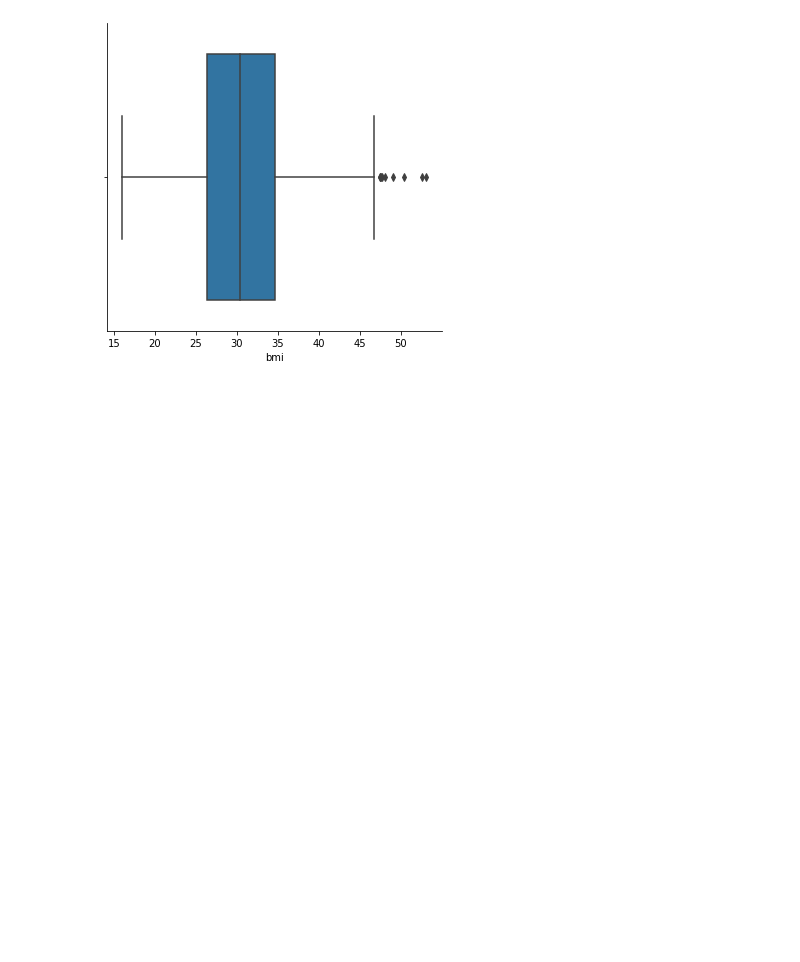
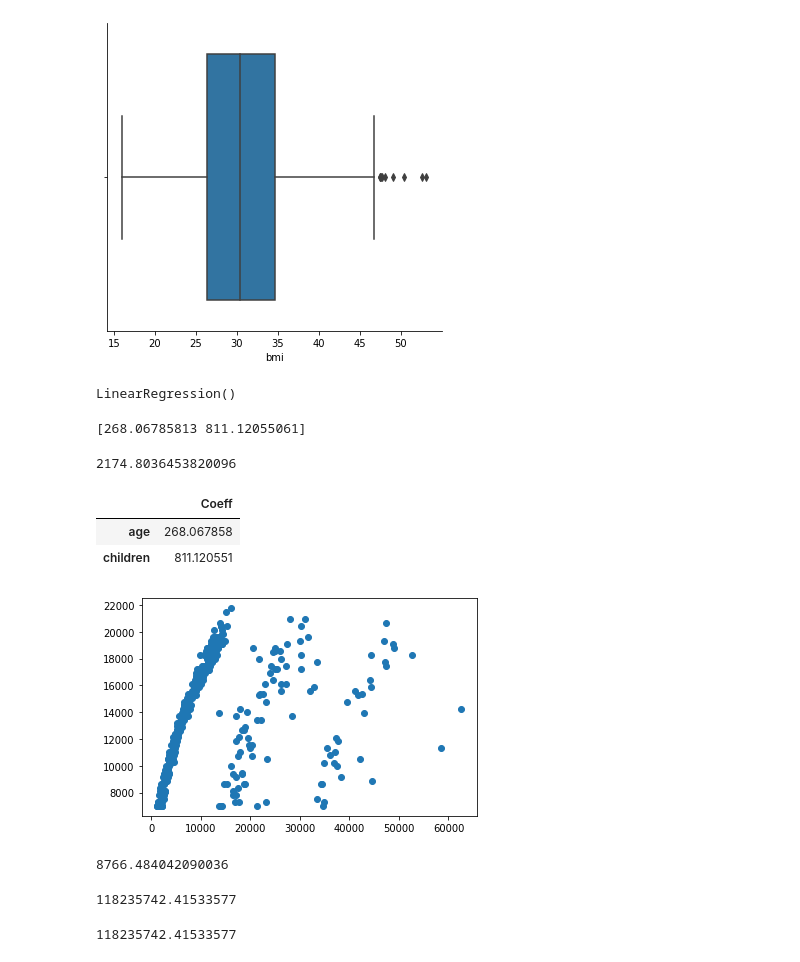
Before and after one commit to Mbuvi01/Machine_Learning, a Jupyter notebook: Dataset/EDA.ipynb, the cells around one changed output. Drawn from its saved outputs; the diff is of its cells as text; code cells hidden in the pictures; blank space fills up the shorter version.

Commit message:
made predictions and tested the performance

```diff
--- a/Dataset/EDA.ipynb
+++ b/Dataset/EDA.ipynb
@@ -128,3 +131,45 @@ sns.catplot(x='bmi', kind= 'box', data= data )
 mp.show()
 # %% [output]
 [figure]
+# %%
+x =  data[['age', 'children']]
+y = data['charges']
+x_train, x_test, y_train, y_test = train_test_split(x, y, test_size = 0.3)
+model = LinearRegression()
+model.fit(x_train, y_train)
+# %% [output]
+LinearRegression()
+# %%
+print(model.coef_)
+# %% [output]
+[268.06785813 811.12055061]
+# %%
+print(model.intercept_)
+# %% [output]
+2174.8036453820096
+# %%
+pd.DataFrame(model.coef_, x.columns, columns = ['Coeff'])
+# %% [output]
+|  | Coeff |
+| age | 268.067858 |
+| children | 811.120551 |
+# %%
+#lets make some predictions
+predictions = model.predict(x_test)
+mp.scatter(y_test, predictions)
+mp.show()
+# %% [output]
+[figure, added]
+# %%
+#lets test our performance
+metrics.mean_absolute_error(y_test, predictions)
+# %% [output]
+8766.484042090036
+# %%
+metrics.mean_squared_error(y_test, predictions)
+# %% [output]
+118235742.41533577
+# %%
+metrics.mean_squared_error(y_test, predictions)
+# %% [output]
+118235742.41533577
```
Also changed, not shown: parts of 1 cell of this notebook.
